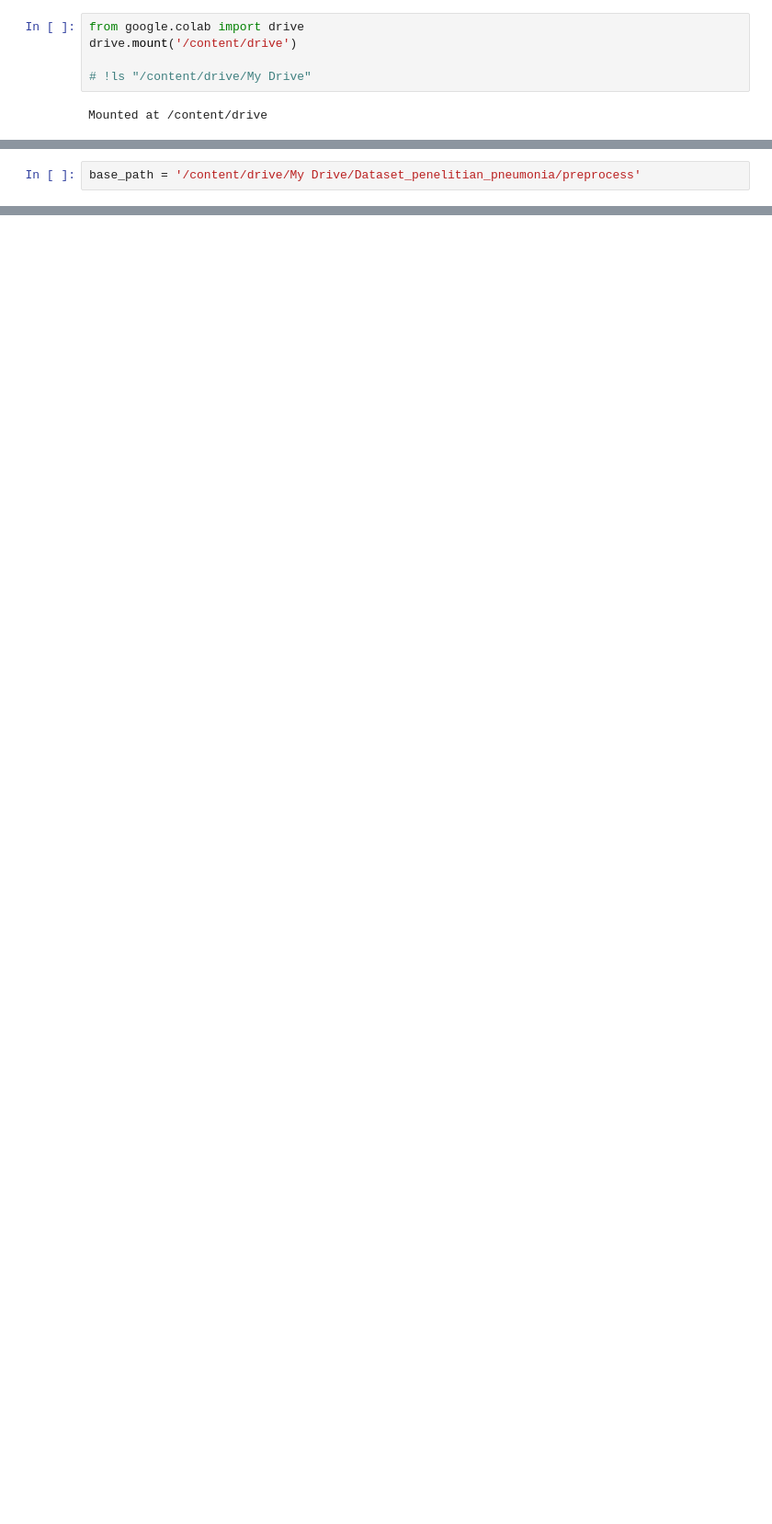
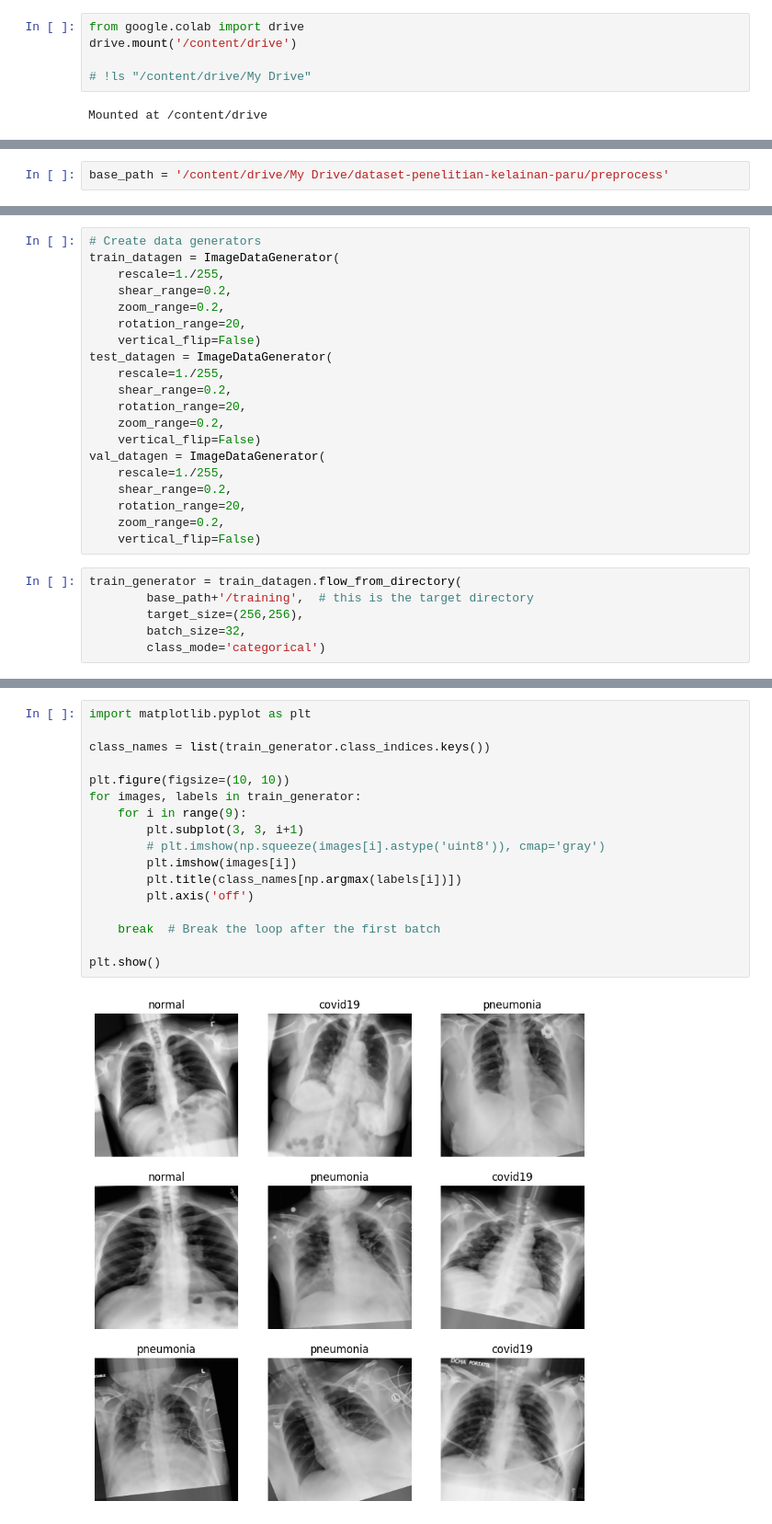
Before and after one commit to eunoia-code/pneumonia-ipynb, a Jupyter notebook: Pneumonia_code.ipynb, the cells around one changed output, grey strips where cells are left out. Shown at 92% size. Drawn from its saved outputs; the diff is of its cells as text; blank space fills up the shorter version.

```diff
--- a/Pneumonia_code.ipynb
+++ b/Pneumonia_code.ipynb
@@ -14,2 +14,2 @@ testing  training  validasi
 # %%
-base_path = '/content/drive/My Drive/Dataset_penelitian_pneumonia/preprocess'
+base_path = '/content/drive/My Drive/dataset-penelitian-kelainan-paru/preprocess'
@@ -15,0 +23,26 @@ base_path = '/content/drive/My Drive/Dataset_penelitian_pneumonia/preprocess'
+# %%
+# Create data generators
+train_datagen = ImageDataGenerator(
+    rescale=1./255,
+    shear_range=0.2,
+    zoom_range=0.2,
+    rotation_range=20,
+    vertical_flip=False)
+test_datagen = ImageDataGenerator(
+    rescale=1./255,
+    shear_range=0.2,
+    rotation_range=20,
+    zoom_range=0.2,
+    vertical_flip=False)
+val_datagen = ImageDataGenerator(
+    rescale=1./255,
+    shear_range=0.2,
+    rotation_range=20,
+    zoom_range=0.2,
+    vertical_flip=False)
+# %%
+train_generator = train_datagen.flow_from_directory(
+        base_path+'/training',  # this is the target directory
+        target_size=(256,256),
+        batch_size=32,
+        class_mode='categorical')
@@ -16,3 +67,22 @@ base_path = '/content/drive/My Drive/Dataset_penelitian_pneumonia/preprocess'
+# %%
+import matplotlib.pyplot as plt
+
+class_names = list(train_generator.class_indices.keys())
+
+plt.figure(figsize=(10, 10))
+for images, labels in train_generator:
+    for i in range(9):
+        plt.subplot(3, 3, i+1)
+        # plt.imshow(np.squeeze(images[i].astype('uint8')), cmap='gray')
+        plt.imshow(images[i])
+        plt.title(class_names[np.argmax(labels[i])])
+        plt.axis('off')
+
+    break  # Break the loop after the first batch
+
+plt.show()
+# %% [output]
+[figure, added]
 # %%
 import tensorflow as tf
 from tensorflow.keras.applications import ResNet152
```
Also changed, not shown: parts of 24 cells of this notebook.
